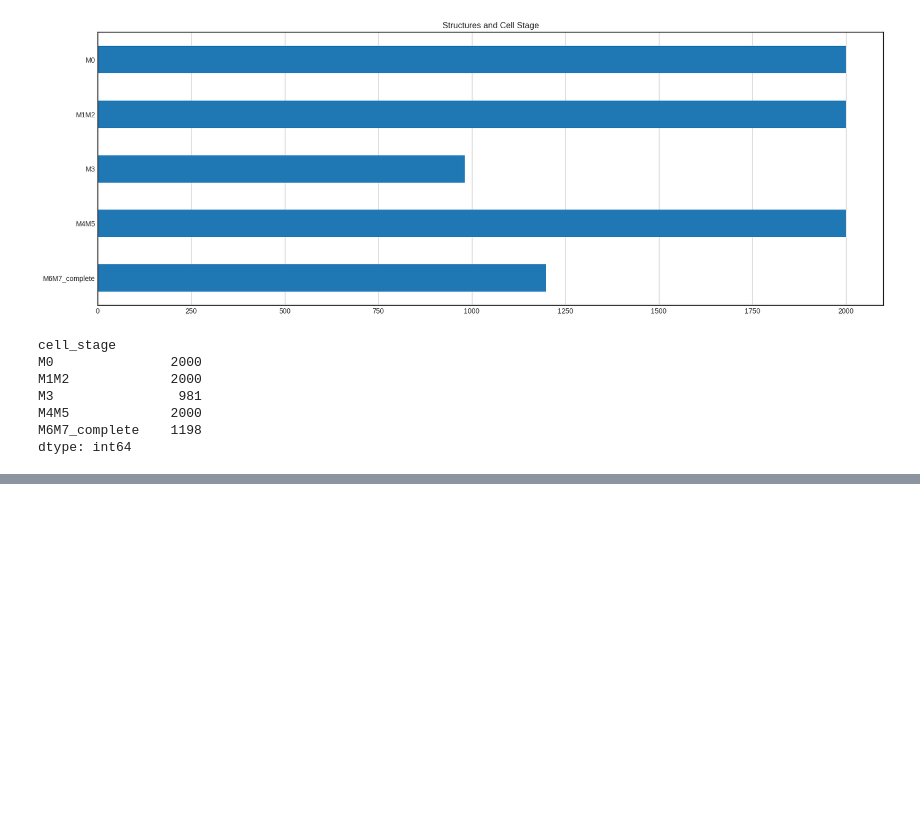
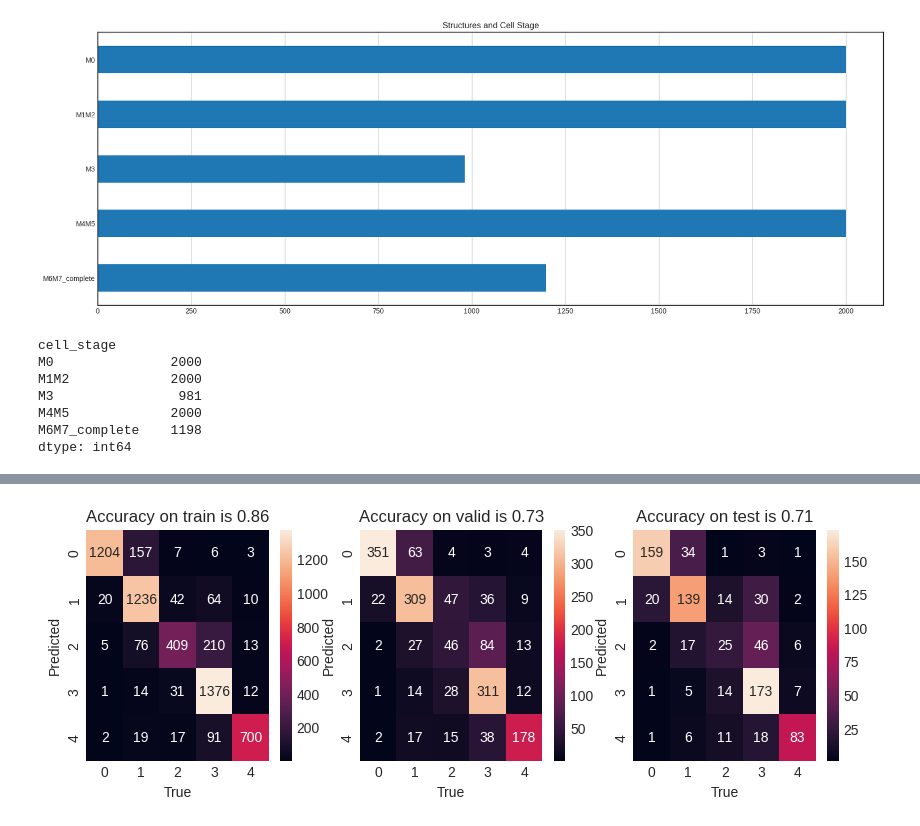
Before and after one commit to melonora/cytodata-hackathon-base, a Jupyter notebook: keith/testing.ipynb, the cells around one changed output, grey strips where cells are left out. Cells and saved outputs as stored; diff of their text form; code cells hidden in the pictures; blank space fills up the shorter version.

```diff
--- a/keith/testing.ipynb
+++ b/keith/testing.ipynb
@@ -146,5 +181,8 @@ keith_bf_test6_20221020_013836
 # %%
 mlflow.set_tracking_uri("http://mlflow.mlflow.svc.cluster.local")
 
-with download_artifact("predictions/model_predictions.csv", experiment_name="cytodata_chapter5", run_name=run_name) as path:
-    predictions_2d_df = pd.read_csv(path)
+#with download_artifact("predictions/model_predictions_multiclass.csv", experiment_name="eyeballExpress", run_name=run_name) as path:
+#    predictions_3d_df = pd.read_csv(path)
+
+with download_artifact("predictions/model_predictions_multiclass.csv", experiment_name="cytodata_chapter5", run_name="keith_bf_test6_20221020_013836") as path:
+    predictions_3d_df = pd.read_csv(path)
@@ -153,3 +189,3 @@ MlflowException: The following failures occurred while downloading one or more a
 # %%
-predictions_2d_df = predictions_2d_df.merge(cells_edgeVSnoedge[['CellId','split']].rename(columns={'CellId':'id'}), on = 'id')
-predictions_2d_df.head()
+predictions_3d_df = predictions_3d_df.merge(df_mitocells[['CellId','split']].rename(columns={'CellId':'id'}), on = 'id')
+predictions_3d_df.head()
@@ -155,0 +199,25 @@ predictions_2d_df.head()
+# %%
+from sklearn.metrics import confusion_matrix,accuracy_score,classification_report
+
+# make confusion matrix for each split
+splits = ['train','valid','test']
+fig, axes = plt.subplots(nrows=1,ncols=len(splits),figsize=(10, 3), dpi=100)
+
+for i,split in enumerate(splits):
+
+    y_true = predictions_3d_df[predictions_3d_df['split']==split]['y'].to_numpy()
+    y_pred = predictions_3d_df[predictions_3d_df['split']==split]['yhat'].to_numpy()
+    y_pred = np.round(y_pred) #get to crisp binary class labels from posterior probability
+
+    # Computer confusion matrix
+    cm = confusion_matrix(y_true, y_pred)
+    score = accuracy_score(y_true,y_pred) #compute accuracy score
+    cm_df = pd.DataFrame(cm)
+    sns.heatmap(cm_df, annot=True, fmt='d',ax = axes[i])
+    axes[i].set_title(f'Accuracy on {split} is {score:.2f}')
+    axes[i].set_xlabel('True')
+    axes[i].set_ylabel('Predicted')
+
+plt.show()
+# %% [output]
+[figure, added]
```
Also changed, not shown: parts of 7 cells of this notebook, 1 other file.
